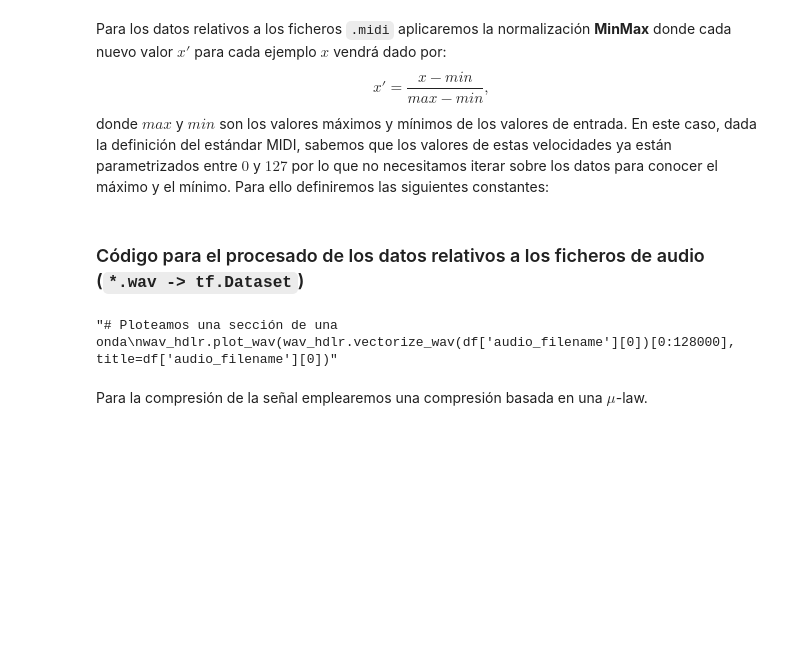
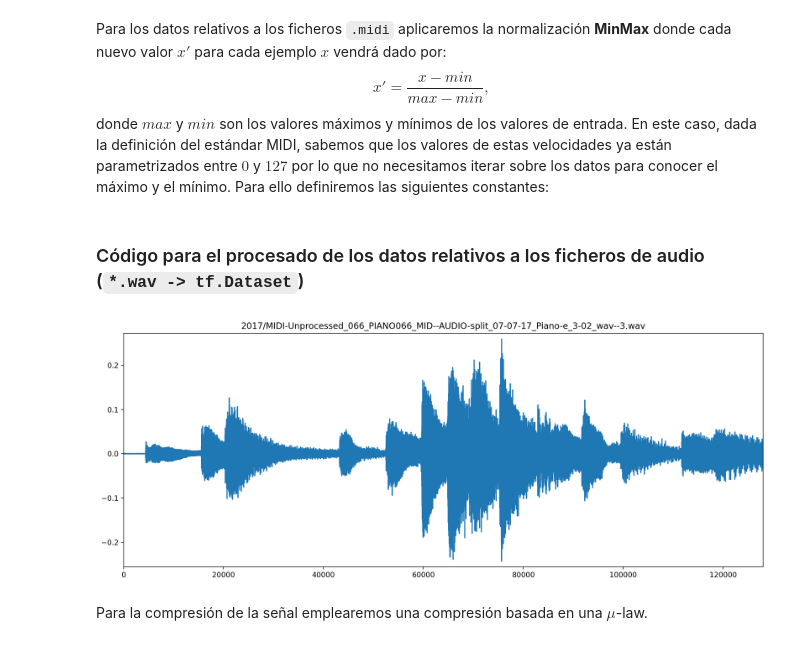
Before and after one commit to alvaro-lg/TFG, a Jupyter notebook: TFG.ipynb, the cells around one changed output. Saved outputs shown, nothing was run; the diff lists cells and outputs as text; code cells hidden in the pictures; blank space fills up the shorter version.

```diff
--- a/TFG.ipynb
+++ b/TFG.ipynb
@@ -85,10 +91,10 @@ MIDI_MIN = 0
 from utils.wav_handler import Wav_handler
 wav_hdlr = Wav_handler(sampling_rate=SAMPLING_RATE, dir_path=PATH)
 # %%
-'''# Ploteamos una sección de una onda
-wav_hdlr.plot_wav(wav_hdlr.vectorize_wav(df['audio_filename'][0])[0:128000], title=df['audio_filename'][0])'''
+# Ploteamos una sección de una onda
+wav_hdlr.plot_wav(wav_hdlr.vectorize_wav(df['audio_filename'][0])[0:128000], title=df['audio_filename'][0])
 # %% [output]
-"# Ploteamos una sección de una onda\nwav_hdlr.plot_wav(wav_hdlr.vectorize_wav(df['audio_filename'][0])[0:128000], title=df['audio_filename'][0])"
+[figure, added]
 # %% [markdown]
 Para la compresión de la señal emplearemos una compresión basada en una $\mu$-law.
 # %%
```
Also changed, not shown: parts of 20 cells of this notebook, 41 other files.
